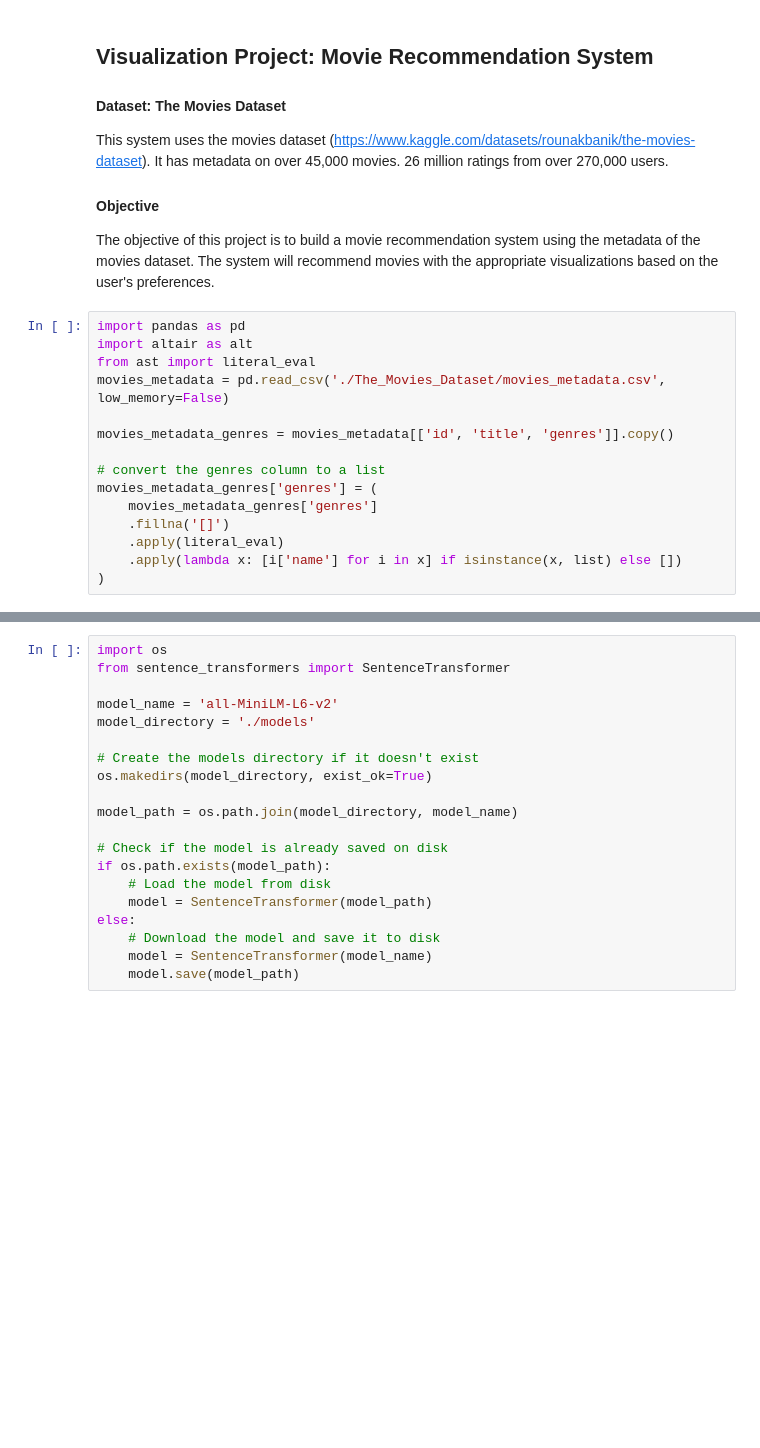
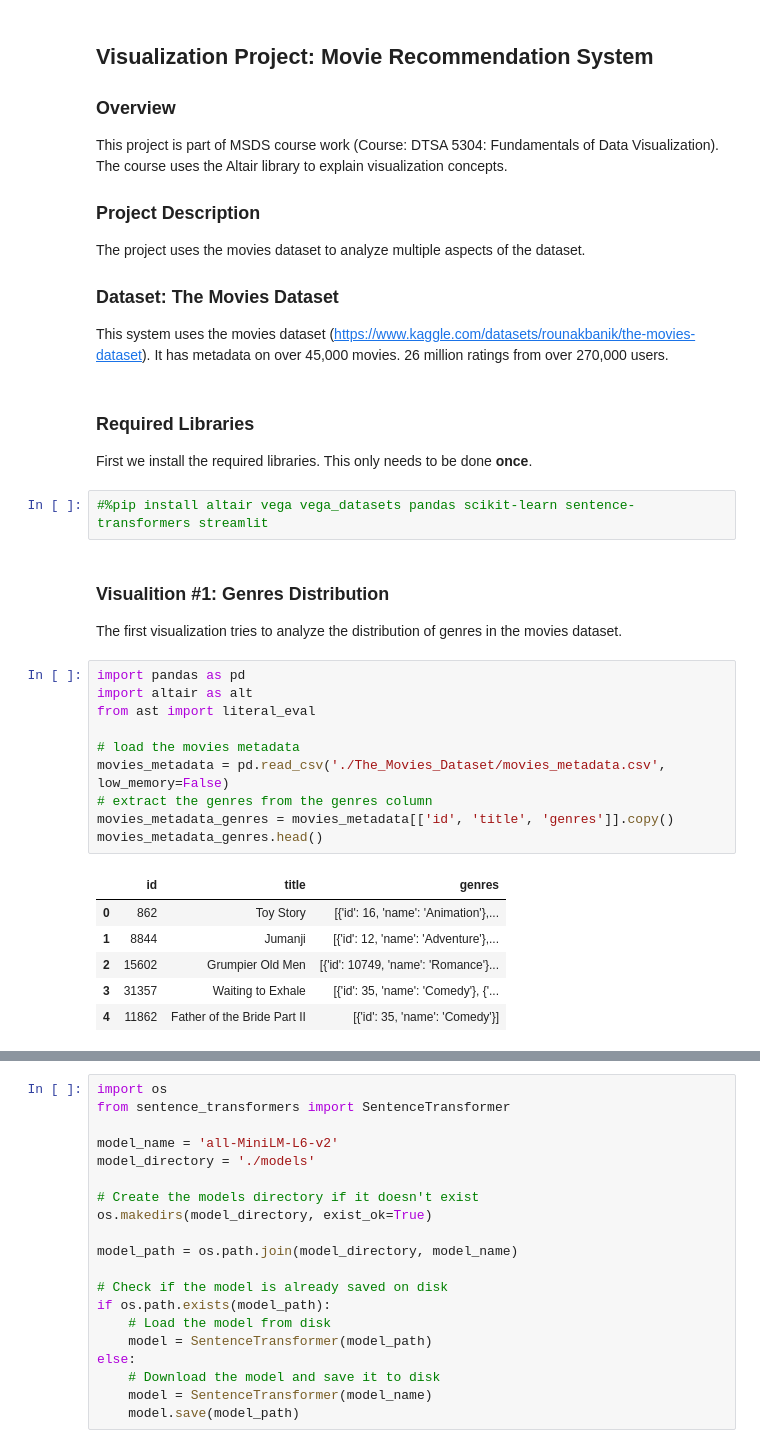
Before and after one commit to balajigandhi/msds_dtsa5304, a Jupyter notebook: The_Movies_Dataset.ipynb, the cells around one changed output, grey strips where cells are left out. Saved outputs shown, nothing was run; the diff lists cells and outputs as text; blank space fills up the shorter version.

Commit message:
Organize the visualizations into the right format

```diff
--- a/The_Movies_Dataset.ipynb
+++ b/The_Movies_Dataset.ipynb
@@ -3,23 +1,36 @@
 # %% [markdown]
 ## Visualization Project: Movie Recommendation System
 
-#### Dataset: The Movies Dataset
+### Overview
+This project is part of MSDS course work (Course: DTSA 5304: Fundamentals of Data Visualization). The course uses the Altair library to explain visualization concepts.
+
+### Project Description
+The project uses the movies dataset to analyze multiple aspects of the dataset.
+
+### Dataset: The Movies Dataset
 This system uses the movies dataset (https://www.kaggle.com/datasets/rounakbanik/the-movies-dataset). It has metadata on over 45,000 movies. 26 million ratings from over 270,000 users.
-
-#### Objective
-The objective of this project is to build a movie recommendation system using the metadata of the movies dataset. The system will recommend movies with the appropriate visualizations based on the user's preferences.
-# %%
-import pandas as pd
-import altair as alt
-from ast import literal_eval
-movies_metadata = pd.read_csv('./The_Movies_Dataset/movies_metadata.csv', low_memory=False)
-
-movies_metadata_genres = movies_metadata[['id', 'title', 'genres']].copy()
-
-# convert the genres column to a list
-movies_metadata_genres['genres'] = (
-    movies_metadata_genres['genres']
-    .fillna('[]')
-    .apply(literal_eval)
-    .apply(lambda x: [i['name'] for i in x] if isinstance(x, list) else [])
-)
+# %% [markdown]
+### Required Libraries
+First we install the required libraries. This only needs to be done **once**.
+# %%
+#%pip install altair vega vega_datasets pandas scikit-learn sentence-transformers streamlit
+# %% [markdown]
+### Visualition #1: Genres Distribution
+The first visualization tries to analyze the distribution of genres in the movies dataset.
+# %%
+import pandas as pd
+import altair as alt
+from ast import literal_eval
+
+# load the movies metadata
+movies_metadata = pd.read_csv('./The_Movies_Dataset/movies_metadata.csv', low_memory=False)
+# extract the genres from the genres column
+movies_metadata_genres = movies_metadata[['id', 'title', 'genres']].copy()
+movies_metadata_genres.head()
+# %% [output]
+|  | id | title | genres |
+| 0 | 862 | Toy Story | [{'id': 16, 'name': 'Animation'},... |
+| 1 | 8844 | Jumanji | [{'id': 12, 'name': 'Adventure'},... |
+| 2 | 15602 | Grumpier Old Men | [{'id': 10749, 'name': 'Romance'}... |
+| 3 | 31357 | Waiting to Exhale | [{'id': 35, 'name': 'Comedy'}, {'... |
+| 4 | 11862 | Father of the Bride Part II | [{'id': 35, 'name': 'Comedy'}] |
```
Also changed, not shown: parts of 14 cells of this notebook, 2 other files.
